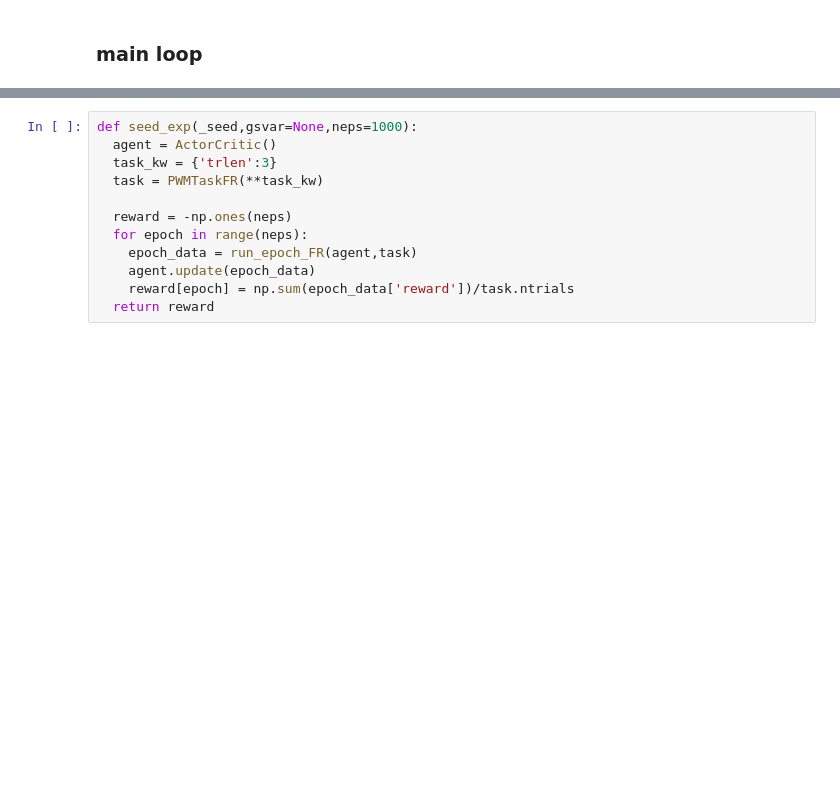
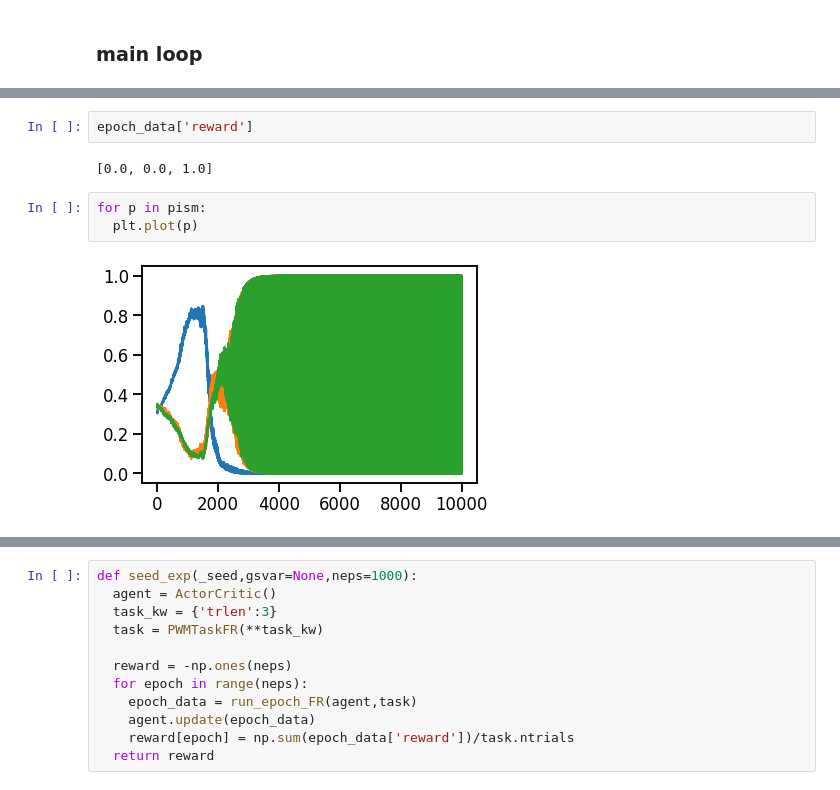
Before and after one commit to andrebeu/active-learning, a Jupyter notebook: frustrated-rodent-/build.ipynb, the cells around one changed output, grey strips where cells are left out. Drawn from its saved outputs; the diff is of its cells as text; blank space fills up the shorter version.

```diff
--- a/frustrated-rodent-/build.ipynb
+++ b/frustrated-rodent-/build.ipynb
@@ -54,2 +76,11 @@ A torch.Size([2, 1])
+# %%
+epoch_data['reward']
+# %% [output]
+[0.0, 0.0, 1.0]
+# %%
+for p in pism:
+  plt.plot(p)
+# %% [output]
+[figure, added]
 # %%
 f,ax = plt.subplots(1,2,figsize=(16,4))
```
Also changed, not shown: parts of 7 cells of this notebook, 1 other file.
